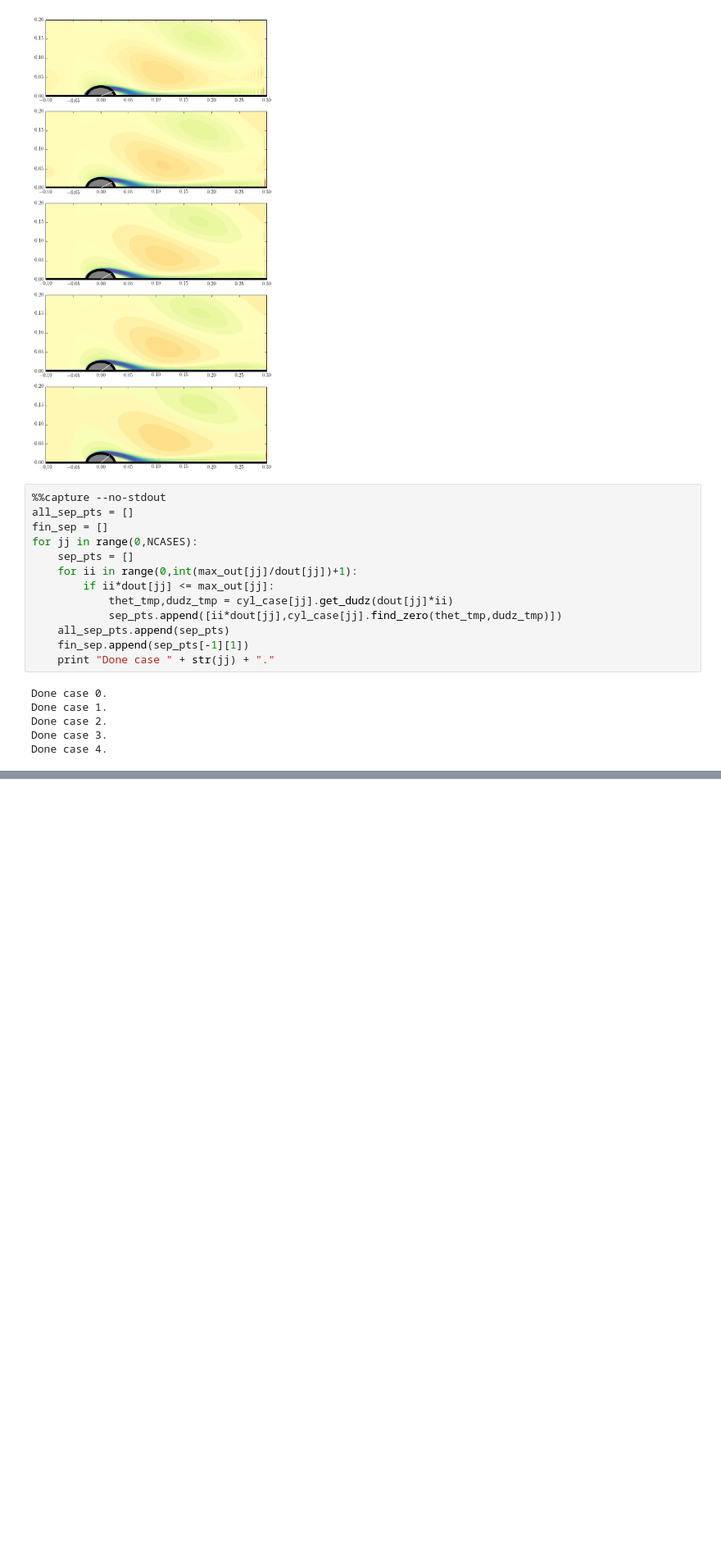
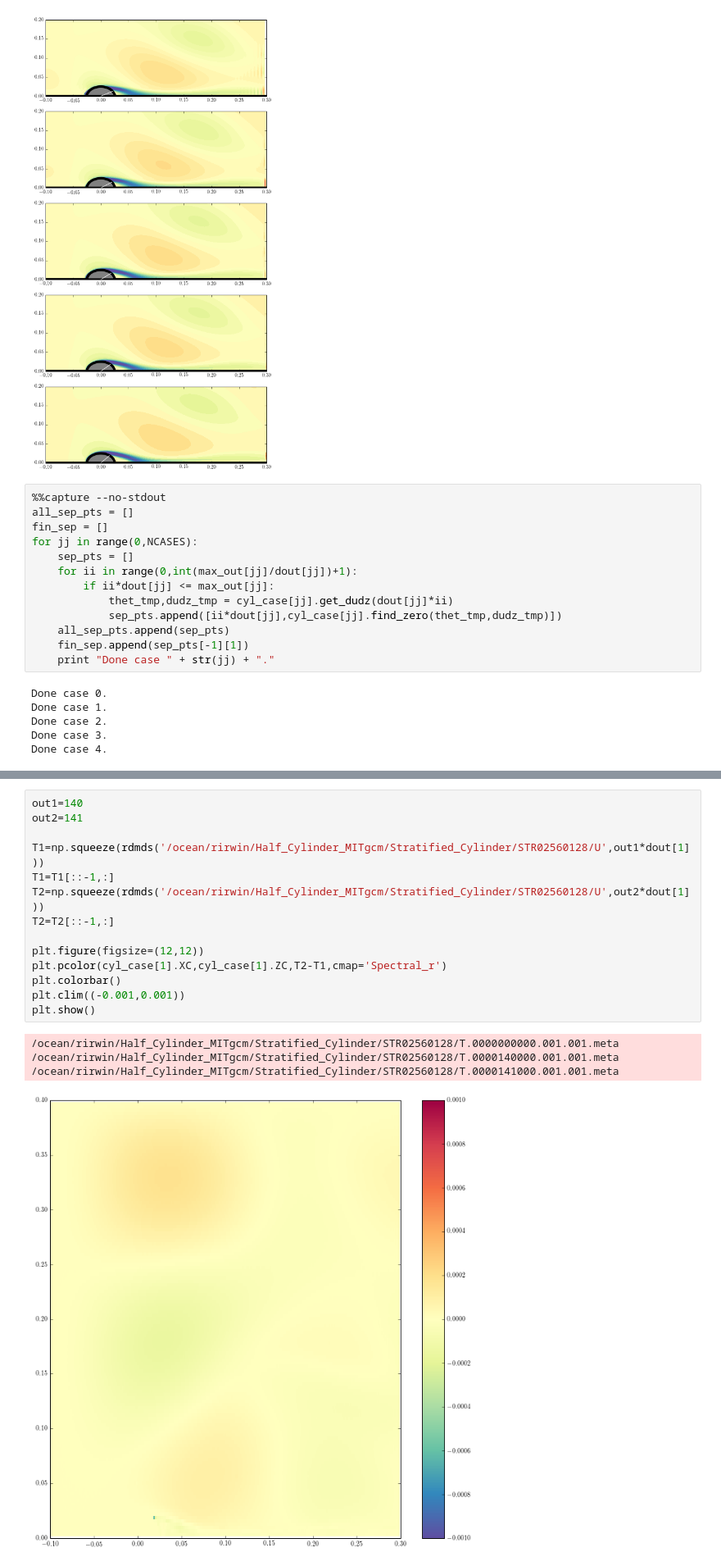
Before and after one commit to UBC-MOAD/flow_separation, a Jupyter notebook: stratified_cylinder/mar25.ipynb, the cells around one changed output, grey strips where cells are left out. Shown at 82% size. Saved outputs shown, nothing was run; the diff lists cells and outputs as text; blank space fills up the shorter version.

```diff
--- a/stratified_cylinder/mar25.ipynb
+++ b/stratified_cylinder/mar25.ipynb
@@ -156,0 +184,19 @@ plt.show()
+# %%
+out1=140
+out2=141
+
+T1=np.squeeze(rdmds('/ocean/rirwin/Half_Cylinder_MITgcm/Stratified_Cylinder/STR02560128/U',out1*dout[1]))
+T1=T1[::-1,:]
+T2=np.squeeze(rdmds('/ocean/rirwin/Half_Cylinder_MITgcm/Stratified_Cylinder/STR02560128/U',out2*dout[1]))
+T2=T2[::-1,:]
+
+plt.figure(figsize=(12,12))
+plt.pcolor(cyl_case[1].XC,cyl_case[1].ZC,T2-T1,cmap='Spectral_r')
+plt.colorbar()
+plt.clim((-0.001,0.001))
+plt.show()
+# %% [output]
+/ocean/rirwin/Half_Cylinder_MITgcm/Stratified_Cylinder/STR02560128/T.0000000000.001.001.meta
+/ocean/rirwin/Half_Cylinder_MITgcm/Stratified_Cylinder/STR02560128/T.0000140000.001.001.meta
+/ocean/rirwin/Half_Cylinder_MITgcm/Stratified_Cylinder/STR02560128/T.0000141000.001.001.meta
+[figure, added]
```
Also changed, not shown: parts of 3 cells of this notebook.
